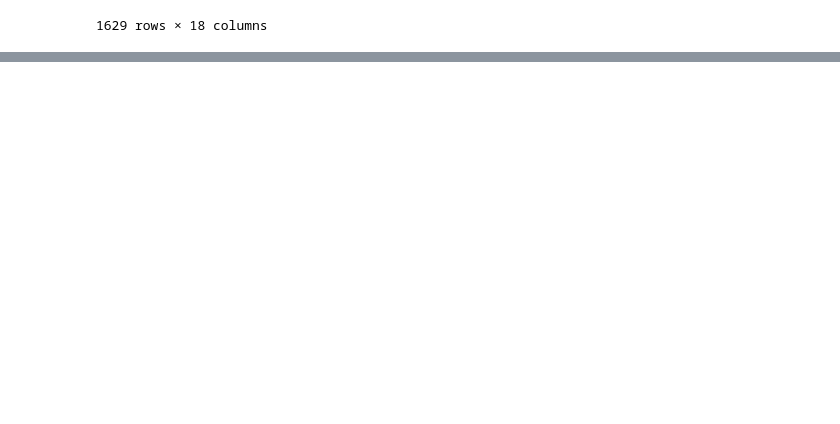
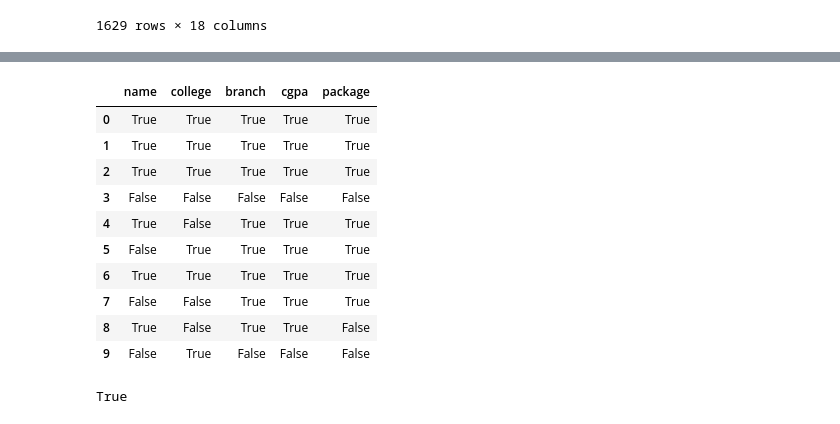
Before and after one commit to fahim-506/eda-with-python, a Jupyter notebook: notebooks/06_pandas_imp_dataframe.ipynb, the cells around one changed output, grey strips where cells are left out. Cells and saved outputs as stored; diff of their text form; code cells hidden in the pictures; blank space fills up the shorter version.

```diff
--- a/notebooks/06_pandas_imp_dataframe.ipynb
+++ b/notebooks/06_pandas_imp_dataframe.ipynb
@@ -213,0 +464,19 @@ movies.sort_values(['year_of_release','title_x'],ascending=[True,False])
+# %%
+students.notnull()
+# %% [output]
+|  | name | college | branch | cgpa | package |
+| 0 | True | True | True | True | True |
+| 1 | True | True | True | True | True |
+| 2 | True | True | True | True | True |
+| 3 | False | False | False | False | False |
+| 4 | True | False | True | True | True |
+| 5 | False | True | True | True | True |
+| 6 | True | True | True | True | True |
+| 7 | False | False | True | True | True |
+| 8 | True | False | True | True | False |
+| 9 | False | True | False | False | False |
+# %%
+# hasnans(series)
+students['name'].hasnans
+# %% [output]
+True
```
Also changed, not shown: parts of 50 cells of this notebook.
